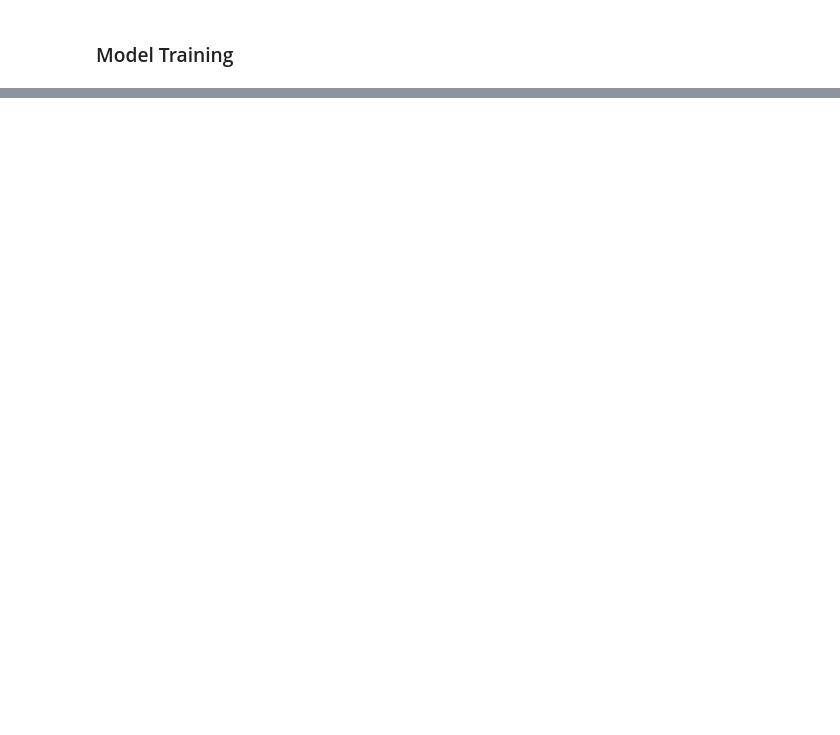
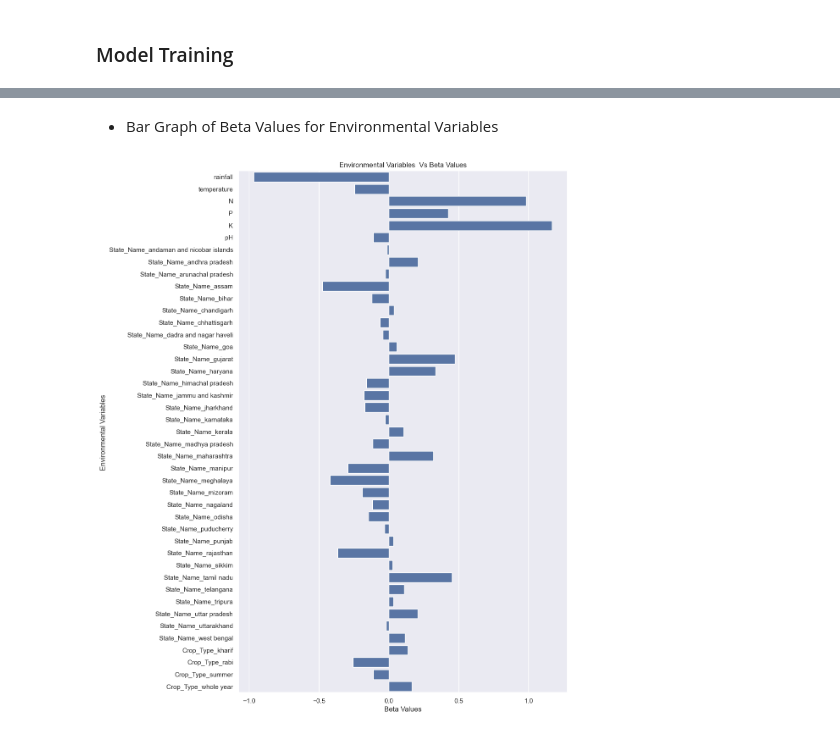
Before and after one commit to gangeshk14/2D-DDW, a Jupyter notebook: starterNotebook.ipynb, the cells around one changed output, grey strips where cells are left out. Drawn from its saved outputs; the diff is of its cells as text; code cells hidden in the pictures; blank space fills up the shorter version.

```diff
--- a/starterNotebook.ipynb
+++ b/starterNotebook.ipynb
@@ -209,0 +258,14 @@ display(df_CropYieldCombined)
+# %% [markdown]
+- Bar Graph of Beta Values for Environmental Variables
+# %%
+beta_data = beta_list[1:]
+newBetaList = [item for sublist in beta_data for item in sublist]
+# plt.barh(feature_title_list[39:43], newBetaList[39:43])
+plt.figure(figsize=(10, 16))
+sns.barplot(x=newBetaList[0:43], y=feature_title_list[0:43])
+plt.xlabel('Beta Values')
+plt.ylabel('Environmental Variables ')
+plt.title('Environmental Variables  Vs Beta Values')
+plt.show()
+# %% [output]
+[figure, added]
```
Also changed, not shown: parts of 16 cells of this notebook, 2 other files.
